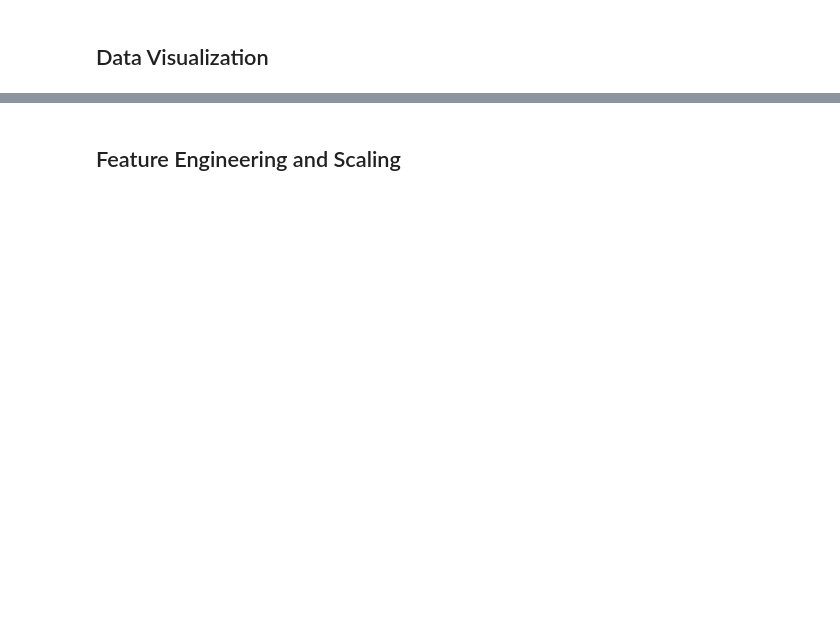
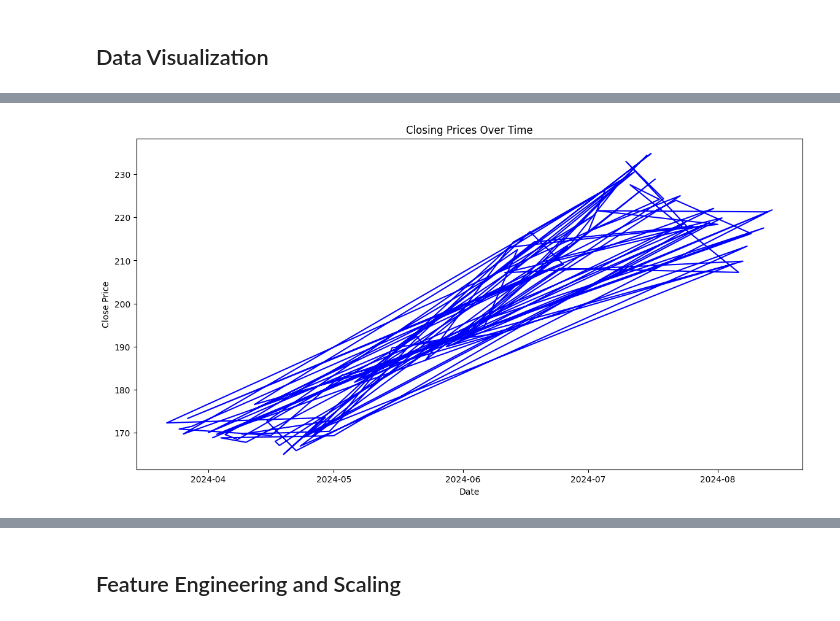
Before and after one commit to disisvm/Stock-Price-Prediction-Using-PySpark, a Jupyter notebook: aapl-stock-price-prediction.ipynb, the cells around one changed output, grey strips where cells are left out. Drawn from its saved outputs; the diff is of its cells as text; code cells hidden in the pictures; blank space fills up the shorter version.

```diff
--- a/aapl-stock-price-prediction.ipynb
+++ b/aapl-stock-price-prediction.ipynb
@@ -121,0 +256,10 @@ Rows: 100, Columns: 6
+# %%
+# Plot the closing prices over time
+plt.figure(figsize=(14, 7))
+plt.plot(pandas_df['timestamp'], pandas_df['close'], color='blue')
+plt.title('Closing Prices Over Time')
+plt.xlabel('Date')
+plt.ylabel('Close Price')
+plt.show()
+# %% [output]
+[figure, added]
```
Also changed, not shown: parts of 40 cells of this notebook, 1 other file.
